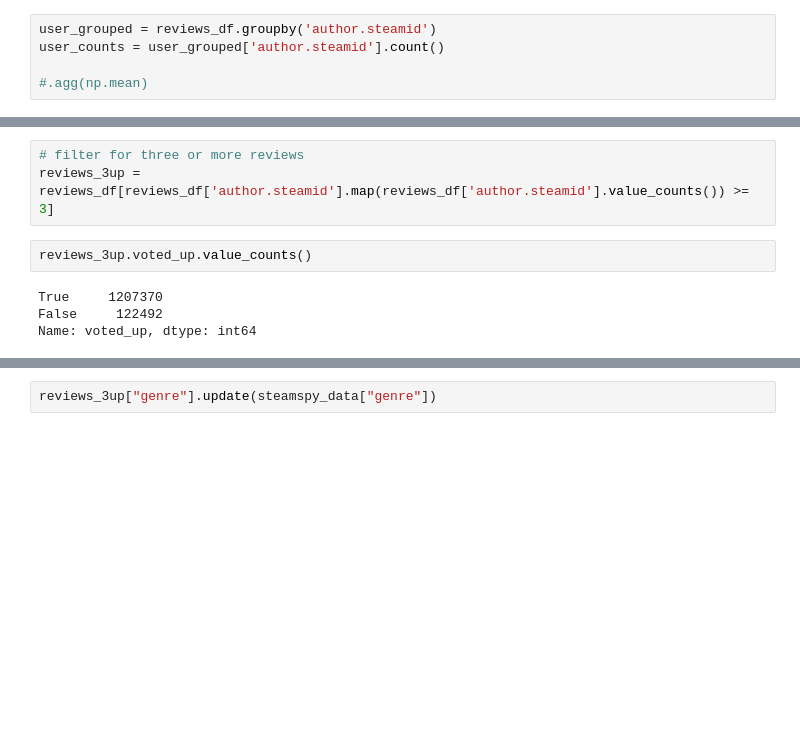
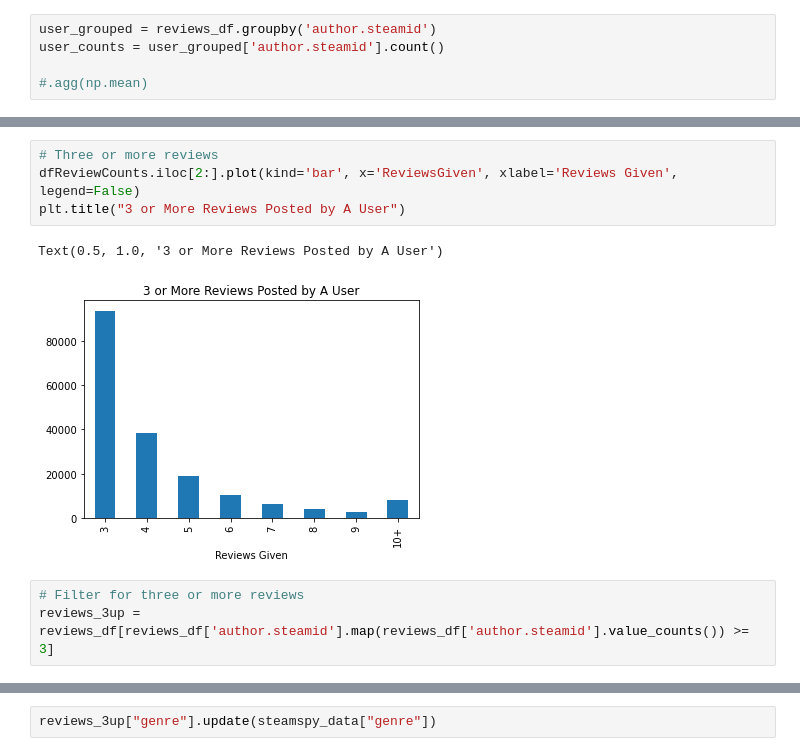
Before and after one commit to gibsongGH/SteamGameRecommender, a Jupyter notebook: notebooks/2_EDA.ipynb, the cells around one changed output, grey strips where cells are left out. Drawn from its saved outputs; the diff is of its cells as text; blank space fills up the shorter version.

```diff
--- a/notebooks/2_EDA.ipynb
+++ b/notebooks/2_EDA.ipynb
@@ -201,9 +223,10 @@ plt.show()
+# %%
+# Three or more reviews
+dfReviewCounts.iloc[2:].plot(kind='bar', x='ReviewsGiven', xlabel='Reviews Given', legend=False)
+plt.title("3 or More Reviews Posted by A User")
+# %% [output]
+Text(0.5, 1.0, '3 or More Reviews Posted by A User')
+[figure, added]
 # %%
-# filter for three or more reviews
+# Filter for three or more reviews
 reviews_3up = reviews_df[reviews_df['author.steamid'].map(reviews_df['author.steamid'].value_counts()) >= 3]
-# %%
-reviews_3up.voted_up.value_counts()
-# %% [output]
-True     1207370
-False     122492
-Name: voted_up, dtype: int64
```
Also changed, not shown: parts of 116 cells of this notebook.
